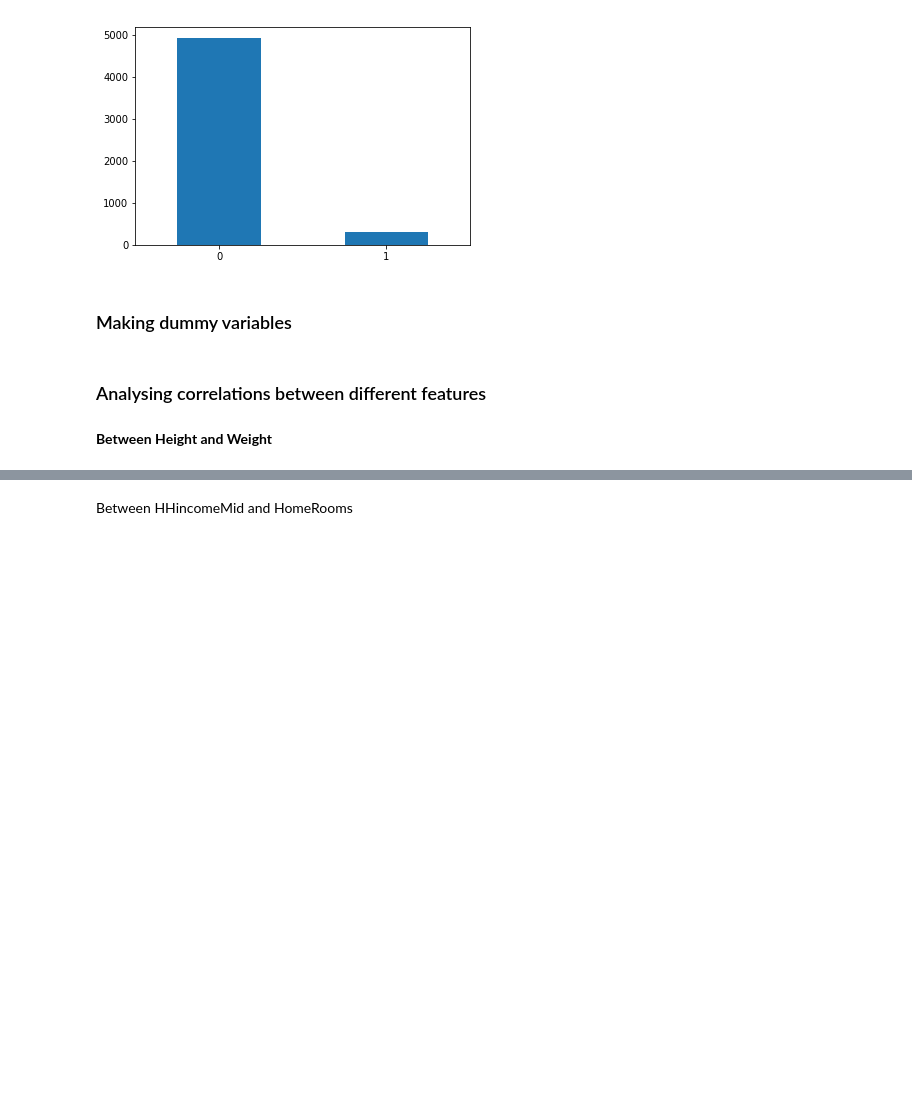
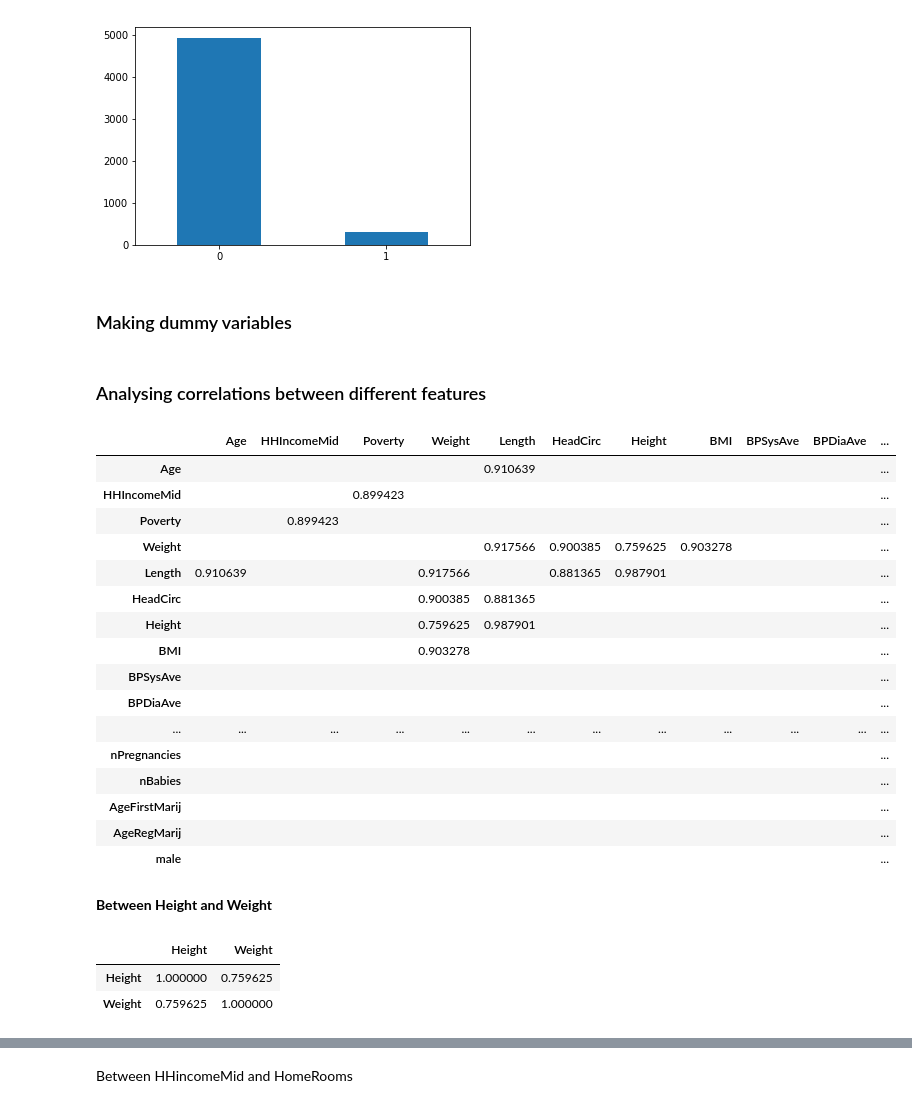
Before and after one commit to lucas-ubm/MaastrichtFlu, a Jupyter notebook: kaggle_starter.ipynb, the cells around one changed output, grey strips where cells are left out. Cells and saved outputs as stored; diff of their text form; code cells hidden in the pictures; blank space fills up the shorter version.

Commit message:
Made a table of correlations where R>0.6  between all the different features

```diff
--- a/kaggle_starter.ipynb
+++ b/kaggle_starter.ipynb
@@ -921,15 +939,51 @@ df = pd.concat([df, dummy], axis=1)
 df = df.drop(columns='Gender')
 # %%
 dummy = pd.get_dummies(df['Race1'], prefix='race', prefix_sep='')
-dummy = dummy.drop(columns='race_Other')
+dummy = dummy.drop(columns='raceOther')
 df = pd.concat([df, dummy], axis=1)
 df = df.drop(columns='Race1')
 # %% [markdown]
 ### Analysing correlations between different features ###
+# %%
+correlations = df.corr()
+for col_name, _ in correlations.iteritems():
+    drop = True
+    for row_name, _ in correlations.iterrows():
+        if correlations.loc[row_name, col_name] > 0.6 and row_name != col_name:
+            drop = False
+        else:
+            correlations.loc[row_name, col_name] = ''
+
+    if drop:
+        correlations = correlations.drop(columns=col_name)
+        correlations = correlations.drop(col_name)
+correlations
+# %% [output]
+|  | Age | HHIncomeMid | Poverty | Weight | Length | HeadCirc | Height | BMI | BPSysAve | BPDiaAve | ... |
+| Age |  |  |  |  | 0.910639 |  |  |  |  |  | ... |
+| HHIncomeMid |  |  | 0.899423 |  |  |  |  |  |  |  | ... |
+| Poverty |  | 0.899423 |  |  |  |  |  |  |  |  | ... |
+| Weight |  |  |  |  | 0.917566 | 0.900385 | 0.759625 | 0.903278 |  |  | ... |
+| Length | 0.910639 |  |  | 0.917566 |  | 0.881365 | 0.987901 |  |  |  | ... |
+| HeadCirc |  |  |  | 0.900385 | 0.881365 |  |  |  |  |  | ... |
+| Height |  |  |  | 0.759625 | 0.987901 |  |  |  |  |  | ... |
+| BMI |  |  |  | 0.903278 |  |  |  |  |  |  | ... |
+| BPSysAve |  |  |  |  |  |  |  |  |  |  | ... |
+| BPDiaAve |  |  |  |  |  |  |  |  |  |  | ... |
+| ... | ... | ... | ... | ... | ... | ... | ... | ... | ... | ... | ... |
+| nPregnancies |  |  |  |  |  |  |  |  |  |  | ... |
+| nBabies |  |  |  |  |  |  |  |  |  |  | ... |
+| AgeFirstMarij |  |  |  |  |  |  |  |  |  |  | ... |
+| AgeRegMarij |  |  |  |  |  |  |  |  |  |  | ... |
+| male |  |  |  |  |  |  |  |  |  |  | ... |
 # %% [markdown]
 **Between Height and Weight**
 # %%
 df[['Height', 'Weight']].corr()
+# %% [output]
+|  | Height | Weight |
+| Height | 1.000000 | 0.759625 |
+| Weight | 0.759625 | 1.000000 |
 # %%
 df.plot.scatter('Height', 'Weight')
 plt.show()
```
Also changed, not shown: parts of 13 cells of this notebook.
